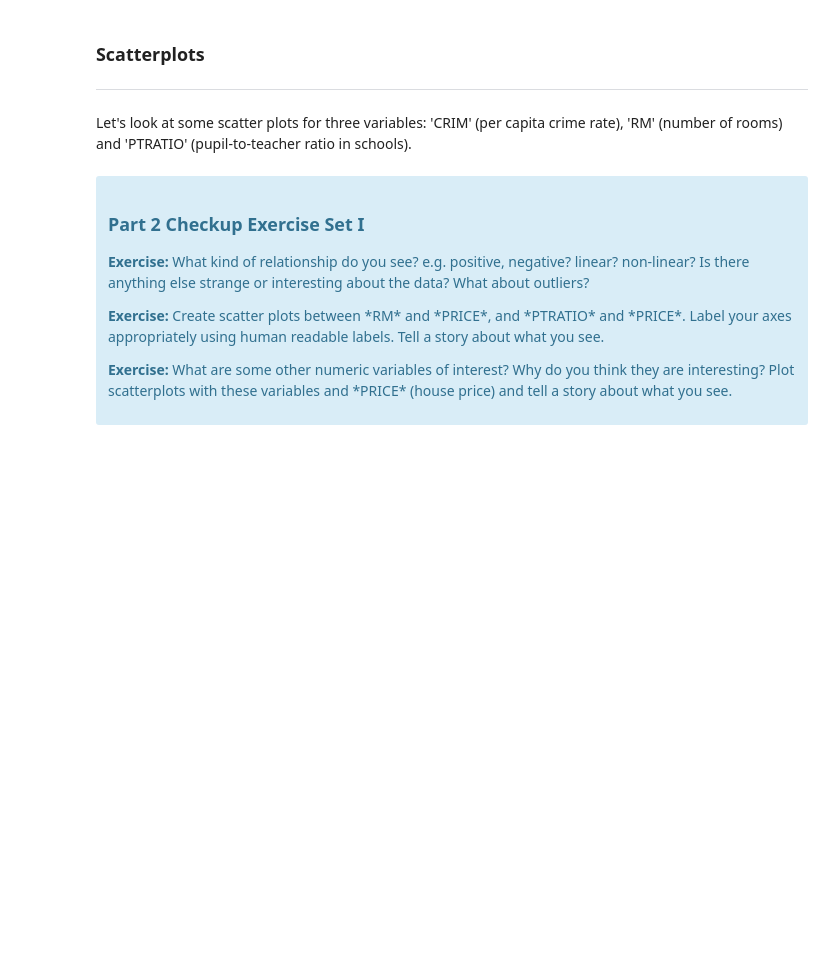
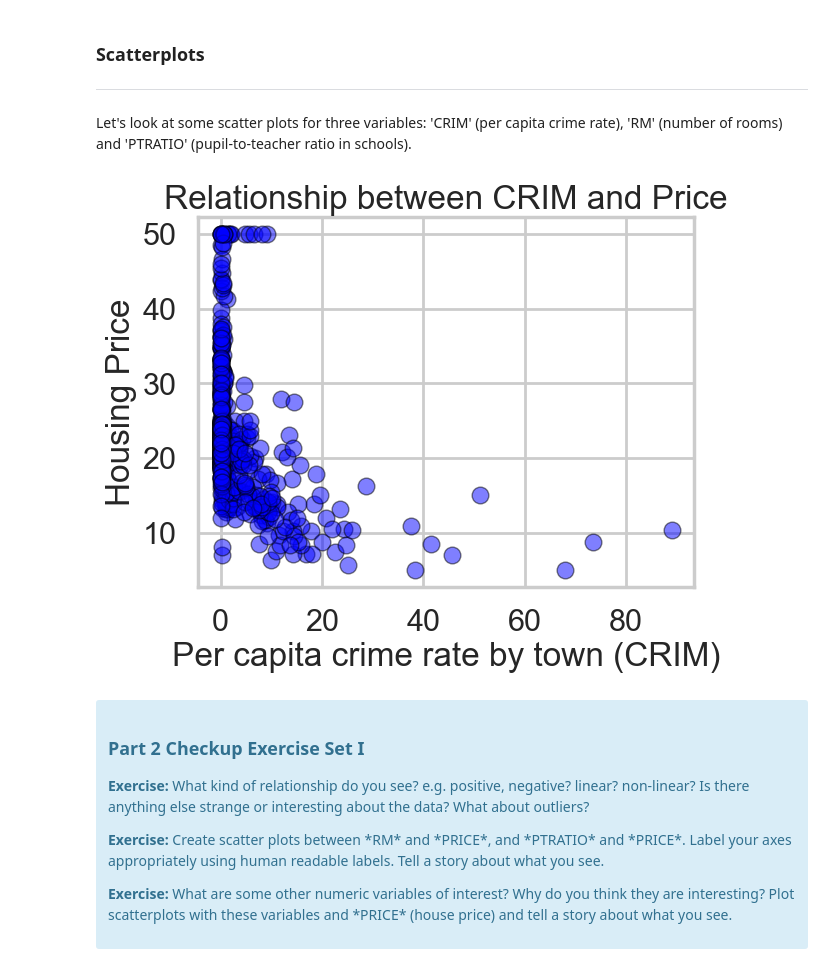
Before and after one commit to ashleyjtoth/statistics-and-ML-case-studies, a Jupyter notebook: Mini_Project_Linear_Regression.ipynb, the cells around one changed output. Cells and saved outputs as stored; diff of their text form; code cells hidden in the pictures; blank space fills up the shorter version.

```diff
--- a/Mini_Project_Linear_Regression.ipynb
+++ b/Mini_Project_Linear_Regression.ipynb
@@ -204,10 +204,13 @@ bos.describe()
 
 Let's look at some scatter plots for three variables: 'CRIM' (per capita crime rate), 'RM' (number of rooms) and 'PTRATIO' (pupil-to-teacher ratio in schools).
 # %%
-plt.scatter(bos.CRIM, bos.PRICE)
+plt.scatter(bos.CRIM, bos.PRICE, color = 'b', alpha = 0.5, edgecolors = 'black', linewidth = 1)
 plt.xlabel("Per capita crime rate by town (CRIM)")
 plt.ylabel("Housing Price")
 plt.title("Relationship between CRIM and Price")
+plt.show()
+# %% [output]
+[figure, added]
 # %% [markdown]
 <div class="span5 alert alert-info">
 <h3>Part 2 Checkup Exercise Set I</h3>
```
Also changed, not shown: parts of 60 cells of this notebook.
